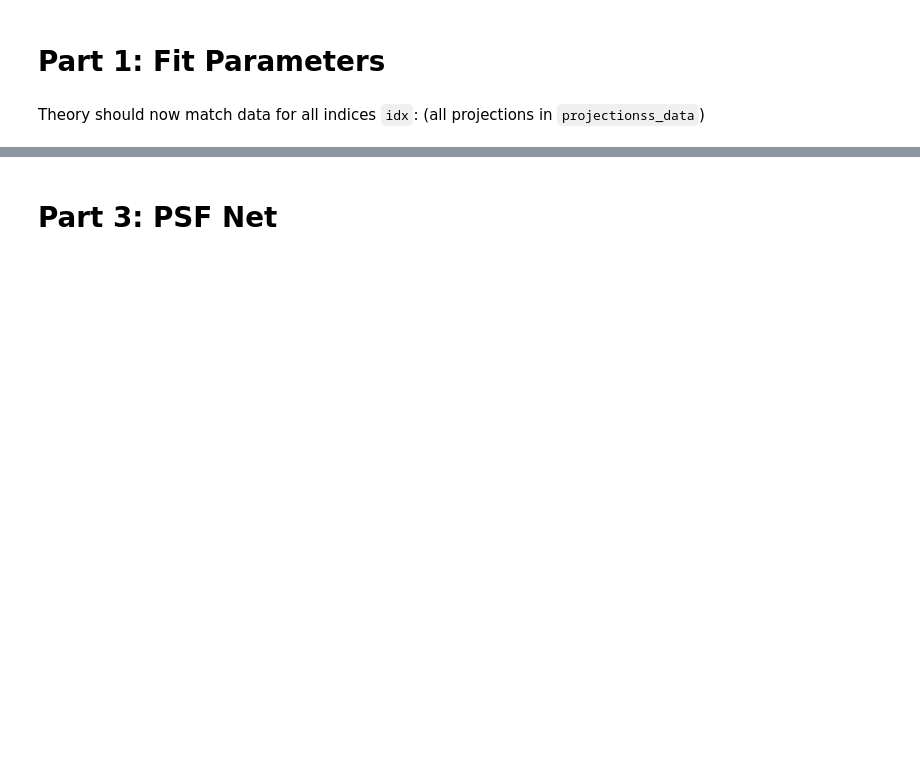
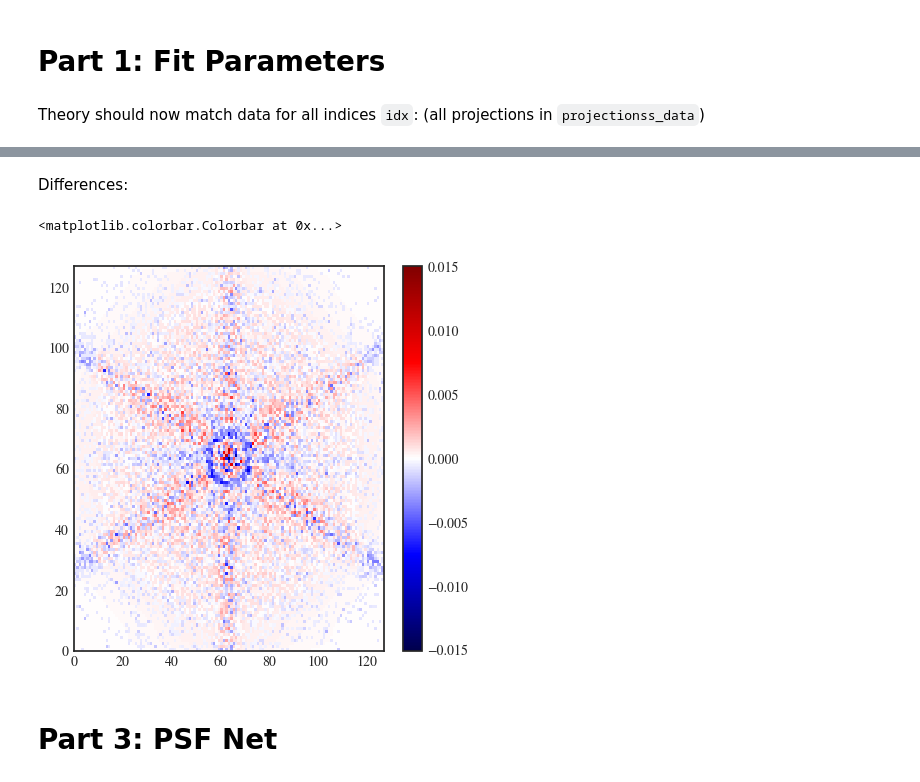
Before and after one commit to lukepolson/spect_psf_fitting, a Jupyter notebook: faster_implementation.ipynb, the cells around one changed output, grey strips where cells are left out. Drawn from its saved outputs; the diff is of its cells as text; code cells hidden in the pictures; blank space fills up the shorter version.

```diff
--- a/faster_implementation.ipynb
+++ b/faster_implementation.ipynb
@@ -87,3 +91,12 @@ plt.savefig('paper_model_vs_data.png', dpi=300)
+# %% [markdown]
+Differences:
+# %%
+plt.figure(figsize=(5,5))
+plt.pcolormesh(theory.T.numpy()-data.T, cmap='seismic', norm=colors.CenteredNorm())
+plt.colorbar()
+# %% [output]
+<matplotlib.colorbar.Colorbar at 0x...>
+[figure, added]
 # %% [markdown]
 # Part 3: PSF Net
 # %%
```
Also changed, not shown: parts of 32 cells of this notebook, 4 other files.
